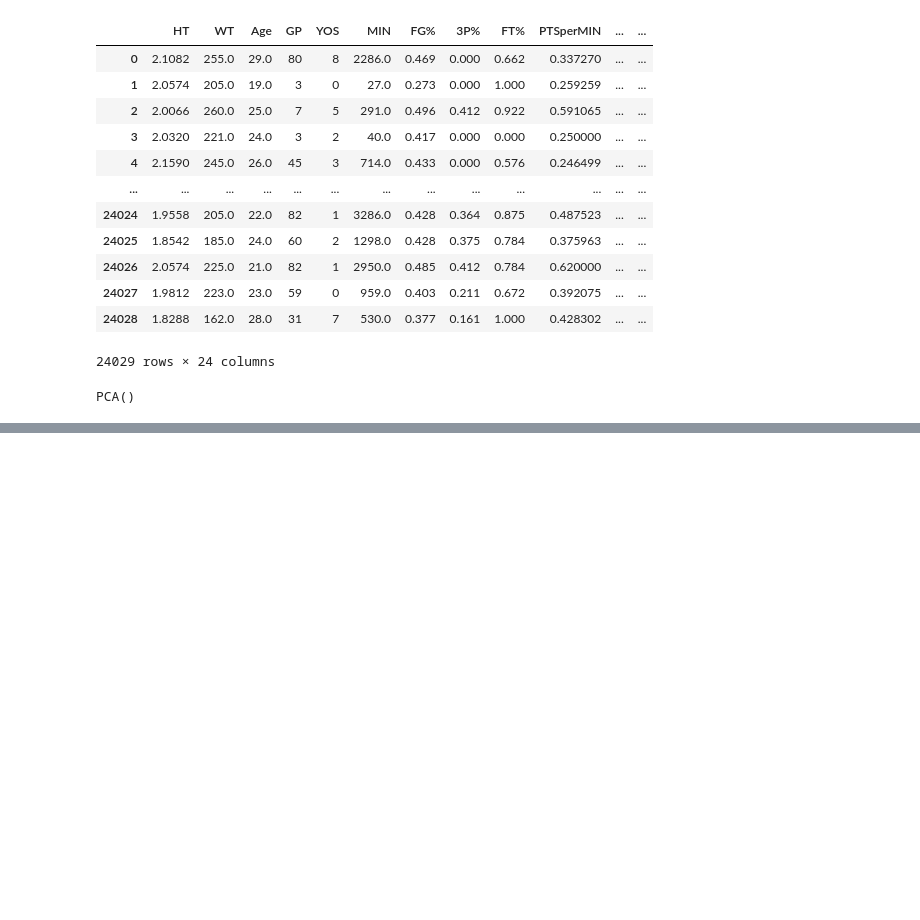
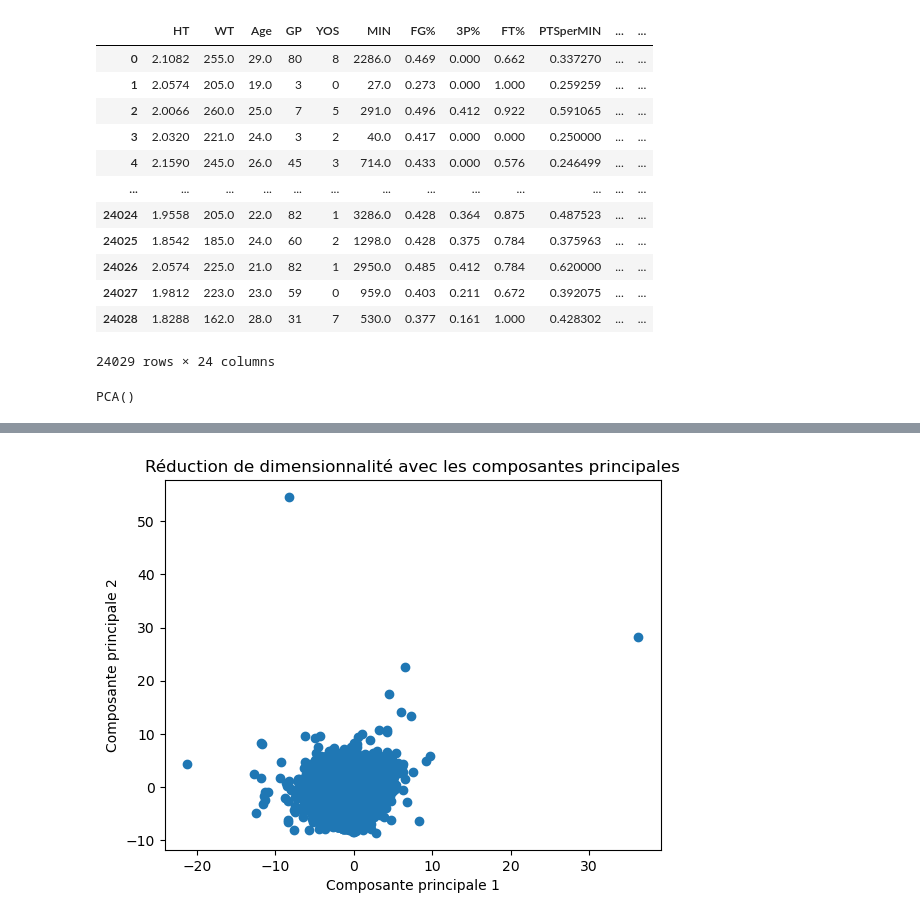
Before and after one commit to h2ocine/nba_data_project, a Jupyter notebook: analyse/players_corelation.ipynb, the cells around one changed output, grey strips where cells are left out. Cells and saved outputs as stored; diff of their text form; code cells hidden in the pictures; blank space fills up the shorter version.

```diff
--- a/analyse/players_corelation.ipynb
+++ b/analyse/players_corelation.ipynb
@@ -302,0 +385,9 @@ plt.show()
+# %%
+# Tracer le résultat de la réduction de dimensionnalité
+plt.scatter(data_reduced[:, 0], data_reduced[:, 1])  # Tracer les deux premières composantes principales
+plt.xlabel('Composante principale 1')
+plt.ylabel('Composante principale 2')
+plt.title('Réduction de dimensionnalité avec les composantes principales')
+plt.show()
+# %% [output]
+[figure, added]
```
Also changed, not shown: parts of 4 cells of this notebook.
